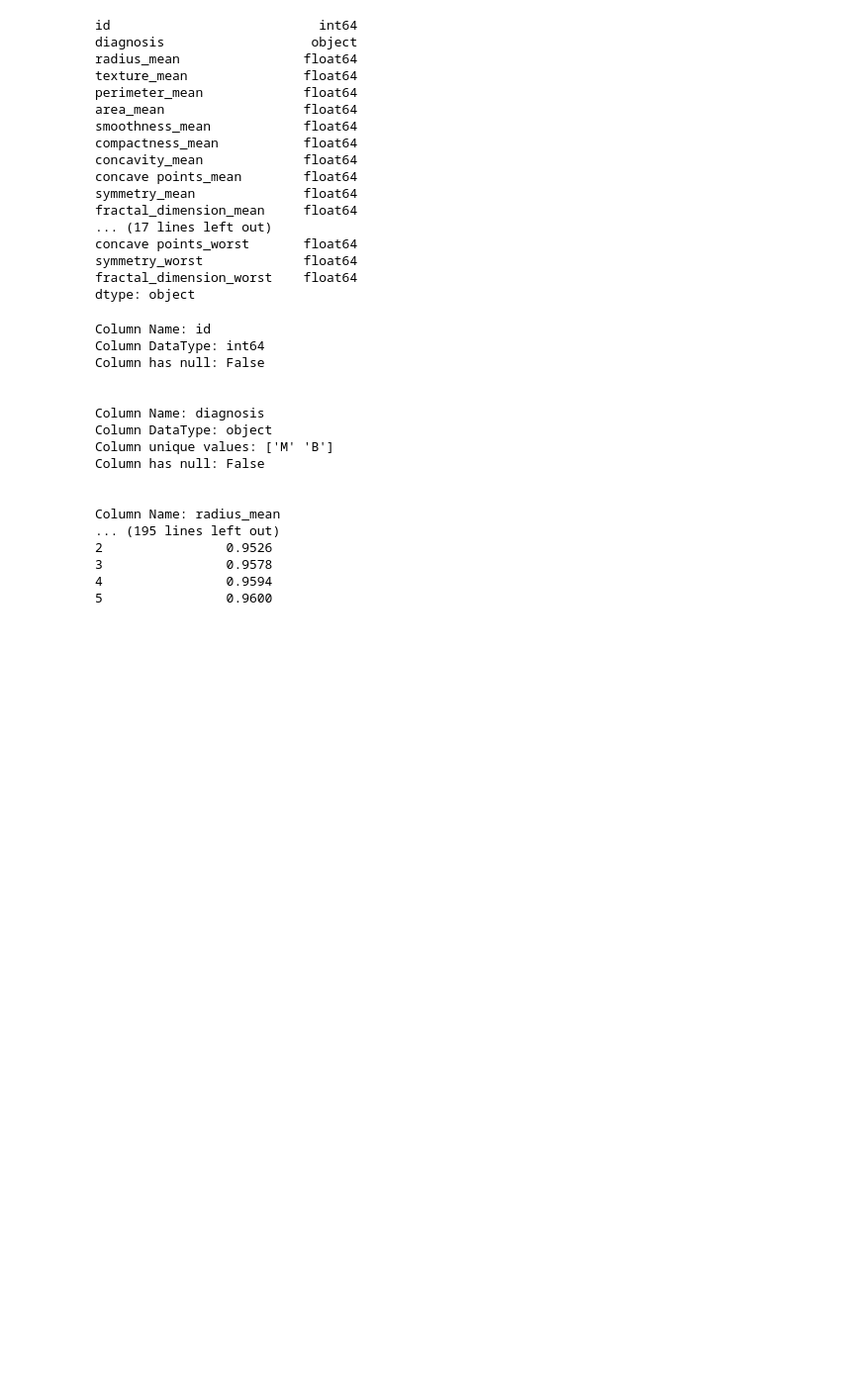
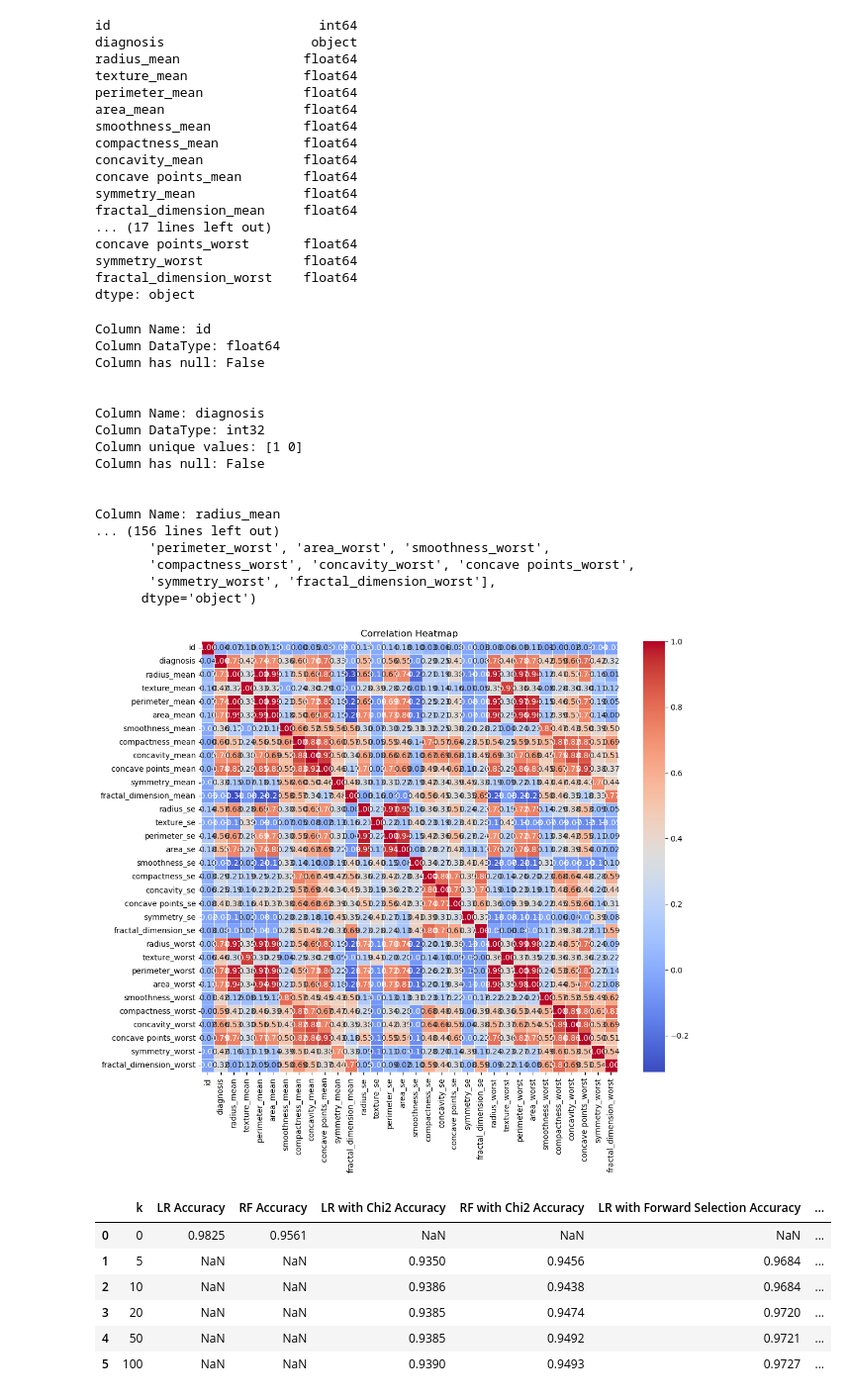
Before and after one commit to murtazaa-hussainn/CSE-602-Machine-Learning-I, a Jupyter notebook: Assignment 2/Wrapper, filter and pca test.ipynb, the cells around one changed output. Shown at 99% size. Drawn from its saved outputs; the diff is of its cells as text; code cells hidden in the pictures; blank space fills up the shorter version.

```diff
--- a/Assignment 2/Wrapper, filter and pca test.ipynb
+++ b/Assignment 2/Wrapper, filter and pca test.ipynb
@@ -189,27 +200,37 @@ dtype: object
 # %%
 c_cancer
 # Checking for Null Values
 null_check(c_cancer)
 # No Null Values present hence Encoding Categorical Data to Numerical
 c_cancer = transform_data(c_cancer)
+# Plotting the heatmap
+plot_Heatmap(c_cancer)
 # The target column in 'diagnosis' hence applying Logistic Regression with and without CV.
 c_cancer_results = LR(c_cancer, 'diagnosis', [0, 5, 10, 20, 50, 100])
-print(c_cancer_results)
+display(c_cancer_results)
 # %% [output]
 Column Name: id
-Column DataType: int64
+Column DataType: float64
 Column has null: False
 
 
 Column Name: diagnosis
-Column DataType: object
-Column unique values: ['M' 'B']
+Column DataType: int32
+Column unique values: [1 0]
 Column has null: False
 
 
 Column Name: radius_mean
-... (195 lines left out)
-2                0.9526
-3                0.9578
-4                0.9594
-5                0.9600
+... (156 lines left out)
+       'perimeter_worst', 'area_worst', 'smoothness_worst',
+       'compactness_worst', 'concavity_worst', 'concave points_worst',
+       'symmetry_worst', 'fractal_dimension_worst'],
+      dtype='object')
+[figure, added]
+|  | k | LR Accuracy | RF Accuracy | LR with Chi2 Accuracy | RF with Chi2 Accuracy | LR with Forward Selection Accuracy | ... |
+| 0 | 0 | 0.9825 | 0.9561 | NaN | NaN | NaN | ... |
+| 1 | 5 | NaN | NaN | 0.9350 | 0.9456 | 0.9684 | ... |
+| 2 | 10 | NaN | NaN | 0.9386 | 0.9438 | 0.9684 | ... |
+| 3 | 20 | NaN | NaN | 0.9385 | 0.9474 | 0.9720 | ... |
+| 4 | 50 | NaN | NaN | 0.9385 | 0.9492 | 0.9721 | ... |
+| 5 | 100 | NaN | NaN | 0.9390 | 0.9493 | 0.9727 | ... |
```
Also changed, not shown: parts of 5 cells of this notebook.
